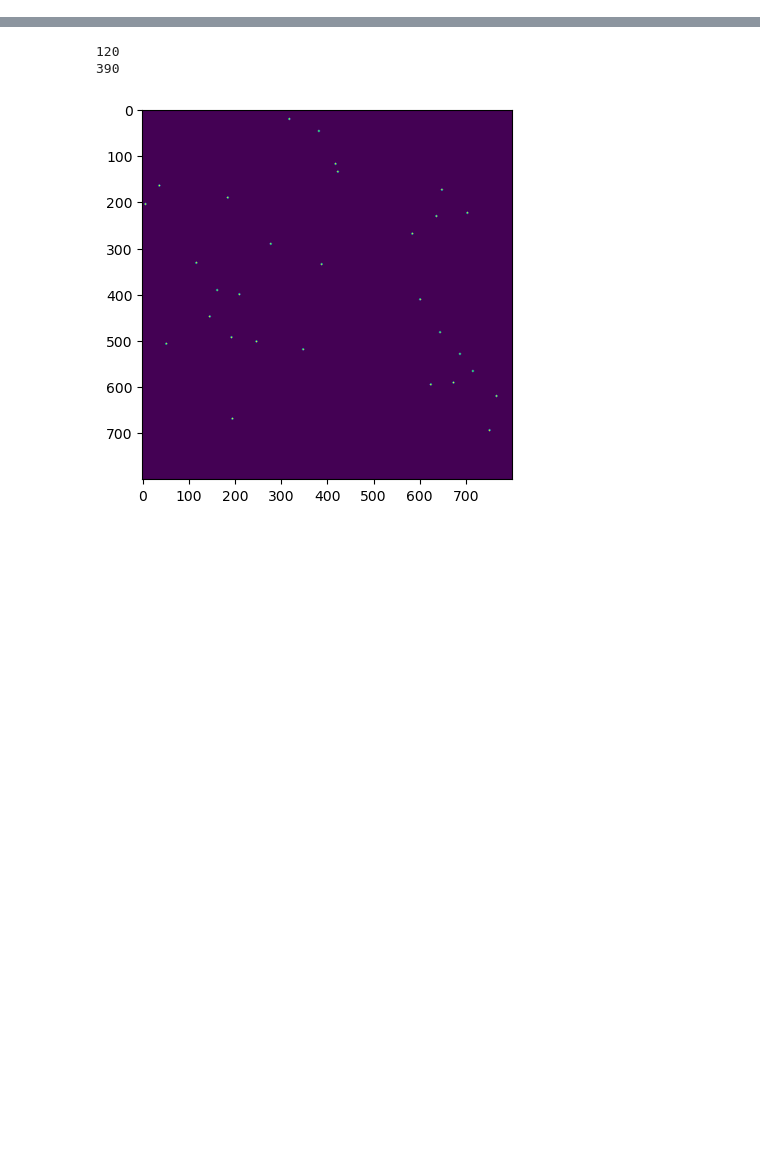
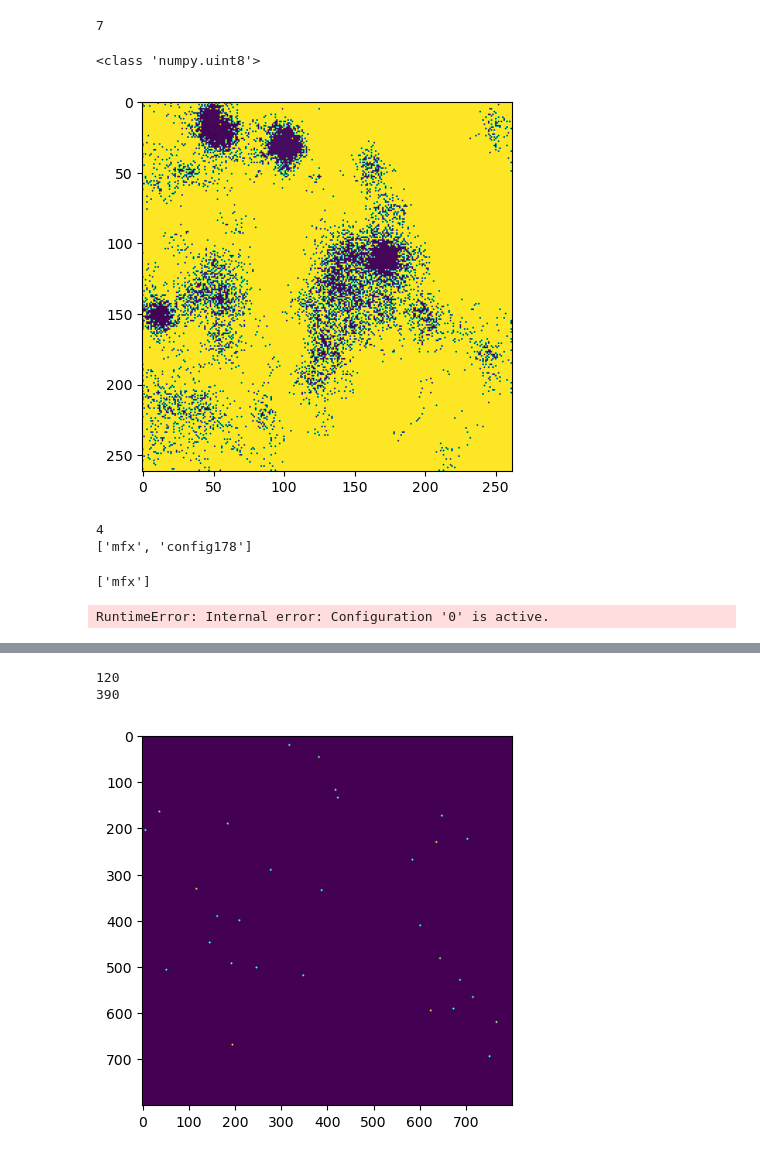
Before and after one commit to jonatanalvelid/etMINFLUX, a Jupyter notebook: test_imspector_con.ipynb, the cells around one changed output, grey strips where cells are left out. Saved outputs shown, nothing was run; the diff lists cells and outputs as text; code cells hidden in the pictures; blank space fills up the shorter version.

```diff
--- a/test_imspector_con.ipynb
+++ b/test_imspector_con.ipynb
@@ -8,2 +9,39 @@ from scipy import ndimage as ndi
 
 a = specpy.get_application()
+# %%
+meas = a.active_measurement()
+nst = meas.number_of_stacks()
+print(nst)
+# %% [output]
+7
+# %%
+data = meas.stack(5).data()
+print(meas.stack(5).type())
+meas.stack(5).type = np.int64
+plt.imshow(data[0][0])
+plt.show()
+#data[0][0] = np.zeros((5,5))
+#plt.imshow(data[0][0])
+# %% [output]
+<class 'numpy.uint8'>
+[figure, added]
+# %%
+meas = a.active_measurement()
+nst = meas.number_of_stacks()
+print(nst)
+names = meas.configuration_names()
+names_leave = ['mfx','acquiring mfx [!]', 'ov conf', 'ov bm']
+print(names)
+for config in names:
+    #if config not in names_leave:
+    meas.remove(meas.configuration(config))
+# %% [output]
+4
+['mfx', 'config178']
+# %%
+names = meas.configuration_names()
+print(names)
+meas.remove(meas.configuration('mfx'))
+# %% [output]
+['mfx']
+RuntimeError: Internal error: Configuration '0' is active.
```
Also changed, not shown: parts of 4 cells of this notebook, 3 other files.
